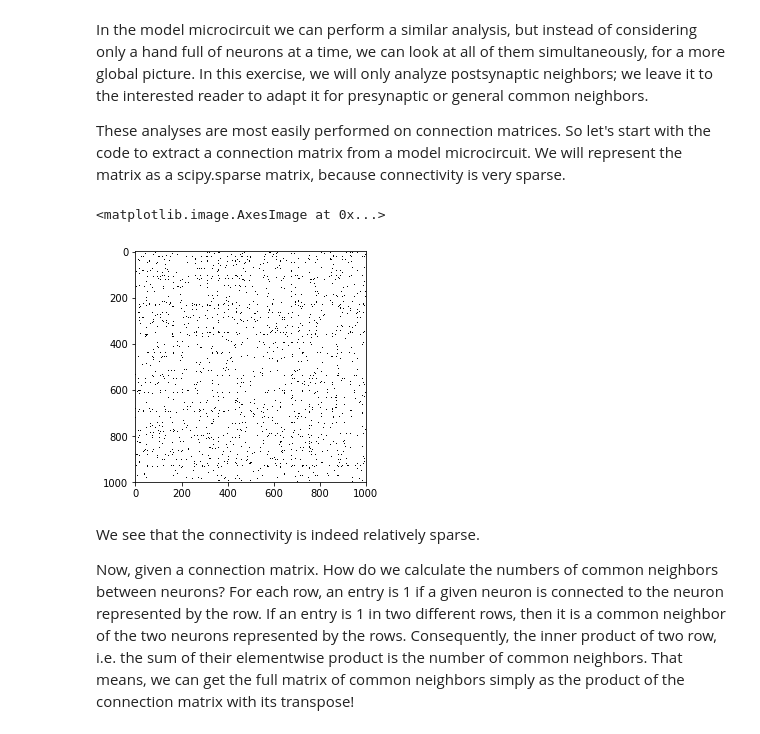
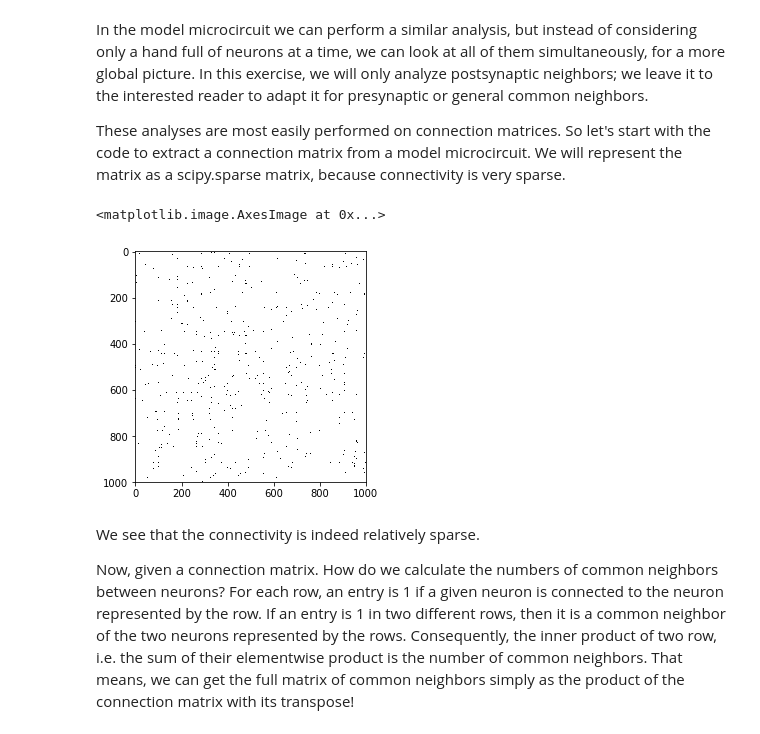
Before and after one commit to BlueBrain/MOOC-hippocampus-network-simulation-2019, a Jupyter notebook: notebooks/common_neighbor_1.ipynb, the cells around one changed output. Drawn from its saved outputs; the diff is of its cells as text; code cells hidden in the pictures.

```diff
--- a/notebooks/common_neighbor_1.ipynb
+++ b/notebooks/common_neighbor_1.ipynb
@@ -1,13 +1,20 @@
 # %%
-import bluepy
+# !pip install --upgrade -q numpy
+# !pip install --upgrade -q cmake
+# !pip install -q git+https://github.com/BlueBrain/libsonata
+# !pip install --upgrade -q -i https://bbpteam.epfl.ch/repository/devpi/simple/ bluepy
 import numpy
+import json
 from matplotlib import pyplot as plt
 from scipy import sparse
 from scipy.stats import hypergeom
 from scipy import spatial
 
-circ_cfg = '/mnt/circuits/O1/20181114/CircuitConfig'
-circ = bluepy.Circuit(circ_cfg).v2
+import bluepy
+import bluepy.sonata
+
+circ_cfg = '/mnt/circuits/O1/20181114/sonata/circuit_config.json'
+circ = bluepy.sonata.Circuit(circ_cfg, cells='All', connectome='All')
 
 analyze_population = 'Excitatory'
 n_smpl = 2500
@@ -35,26 +43,26 @@ These analyses are most easily performed on connection matrices. So let's start
 # %%
 def efferent_con_mat(pop_gids):
     '''Returns a sparse matrix of the EFFERENT connectivity of neurons in
     the specified population'''
     shape = (len(pop_gids), len(circ.cells.get())) # The output shape is (number of neurons in population x number of neurons in circuit)
 
     post = [circ.connectome.efferent_gids(_g) - 1 # Get identifiers of connected neurons.
             for _g in pop_gids]                   # Subtract 1 because identifiers start at 1, but we need base 0 indices.
     '''prepare the sparse matrix representation, where the column indices for row i are stored in
     "indices[indptr[i]:indptr[i+1]]" and their corresponding values are stored in "data[indptr[i]:indptr[i+1]]".'''
-    indptr = numpy.hstack((0, numpy.cumsum(map(len, post))))
+    indptr = numpy.hstack((0, numpy.cumsum(list(map(len, post)))))
     indices = numpy.hstack(post)
     data = numpy.ones_like(indices, dtype=bool) # Simple boolean connection matrix. A connection exists or not.
     return sparse.csr_matrix((data, indices, indptr), shape=shape)
 
 #For this example, we will look at connectivity and common neighbors between L5_MC neurons.
 connections = efferent_con_mat(analyze_gids)
 # Let's look at the result
 ax = plt.figure().add_axes([0.1, 0.1, 0.8, 0.8])
 ax.imshow(connections.toarray()[:1000, 9000:10000], cmap='Greys')
 # %% [output]
 <matplotlib.image.AxesImage at 0x...>
-[figure, old version]
+[figure, new version]
 # %% [markdown]
 We see that the connectivity is indeed relatively sparse.
 
```
Also changed, not shown: parts of 20 cells of this notebook, 5 other files.
